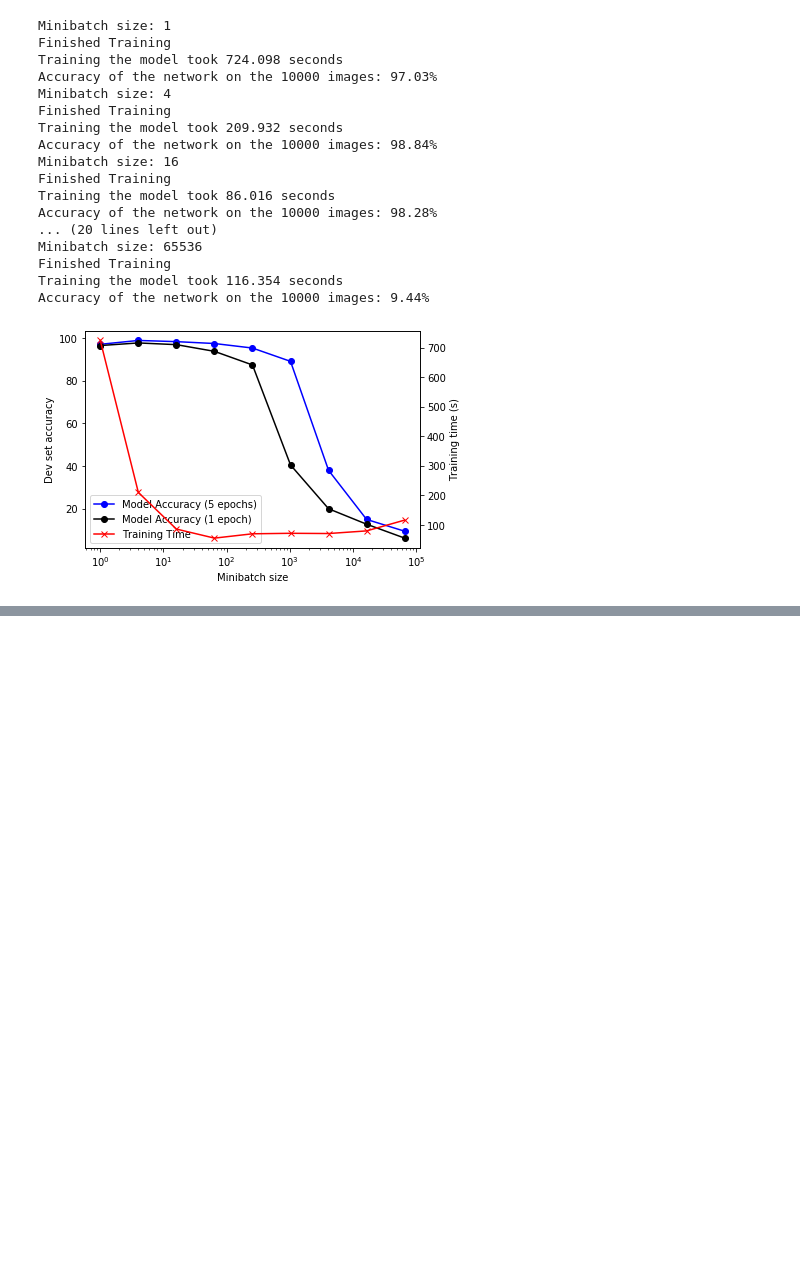
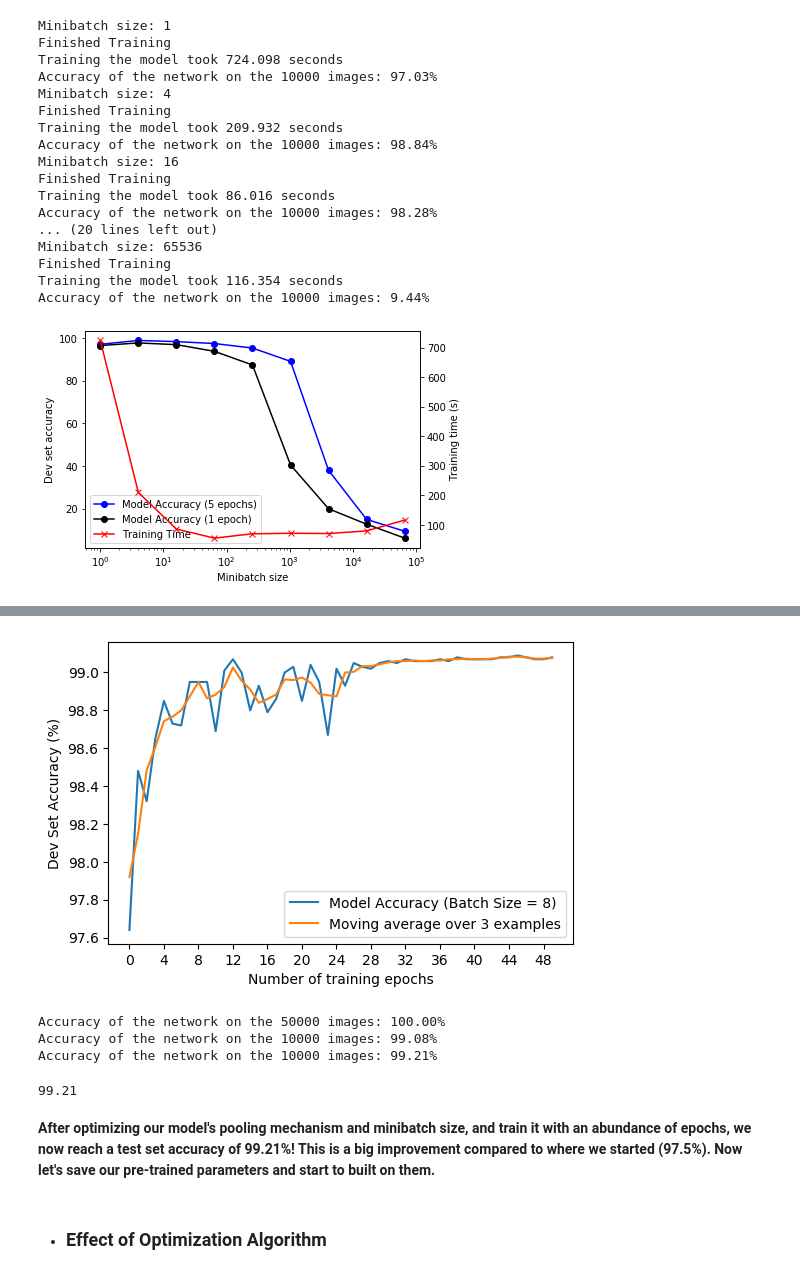
Before and after one commit to shawnwuch/MNIST_NET, a Jupyter notebook: PyTorch_MNIST_NET.ipynb, the cells around one changed output, grey strips where cells are left out. Cells and saved outputs as stored; diff of their text form; code cells hidden in the pictures; blank space fills up the shorter version.

```diff
--- a/PyTorch_MNIST_NET.ipynb
+++ b/PyTorch_MNIST_NET.ipynb
@@ -680,0 +754,14 @@ Another performance aspect we sometimes have to consider is the training time. W
+# %%
+# Reload our data to have the right iterable
+bs = 8 # define the minibatch size, this is also another hyperparameter we may change later
+trainloader = torch.utils.data.DataLoader(train_set, batch_size=bs, shuffle=True, num_workers=4)
+devloader = torch.utils.data.DataLoader(dev_set, batch_size=bs, shuffle=True, num_workers=4) # we shuffle the dev since we'll tune hyperameter based on dev set
+testloader = torch.utils.data.DataLoader(test_set, batch_size=bs, shuffle=False, num_workers=4)
+
+num_of_epochs = 50
+model_performance_bs_8 = np.zeros(num_of_epochs)
+model, optimizer, criterion = get_model()
+
+for i in range(num_of_epochs):
+    train_model(1, model, optimizer, criterion, verbose=False) # train with 1 epoch
+    model_performance_bs_8[i] = test_model(devloader, model, verbose=True) # test performance every epoch
@@ -680,0 +786,23 @@ Another performance aspect we sometimes have to consider is the training time. W
+# %%
+plt.figure(dpi=100)
+plt.plot(range(num_of_epochs), model_performance_bs_8)
+plt.plot(range(num_of_epochs), uniform_filter1d(model_performance_bs_8, 3))
+plt.xlabel("Number of training epochs")
+plt.ylabel('Dev Set Accuracy (%)')
+plt.legend(["Model Accuracy (Batch Size = 8)", "Moving average over 3 examples"])
+plt.xticks(np.arange(0, num_of_epochs, step=4))
+plt.show()
+# %% [output]
+[figure, added]
+# %%
+# Check model performance on train / dev / test sets
+test_model(trainloader, model, verbose=True) # training set accuracy
+test_model(devloader, model, verbose=True) # dev set accuracy
+test_model(testloader, model, verbose=True) # test set accuracy
+# %% [output]
+Accuracy of the network on the 50000 images: 100.00%
+Accuracy of the network on the 10000 images: 99.08%
+Accuracy of the network on the 10000 images: 99.21%
+99.21
+# %% [markdown]
+**After optimizing our model's pooling mechanism and minibatch size, and train it with an abundance of epochs, we now reach a test set accuracy of 99.21%! This is a big improvement compared to where we started (97.5%). Now let's save our pre-trained parameters and start to built on them.**
@@ -680,0 +813,2 @@ Another performance aspect we sometimes have to consider is the training time. W
+# %% [markdown]
+- ### Effect of Optimization Algorithm
```
Also changed, not shown: parts of 17 cells of this notebook, 1 other file.
